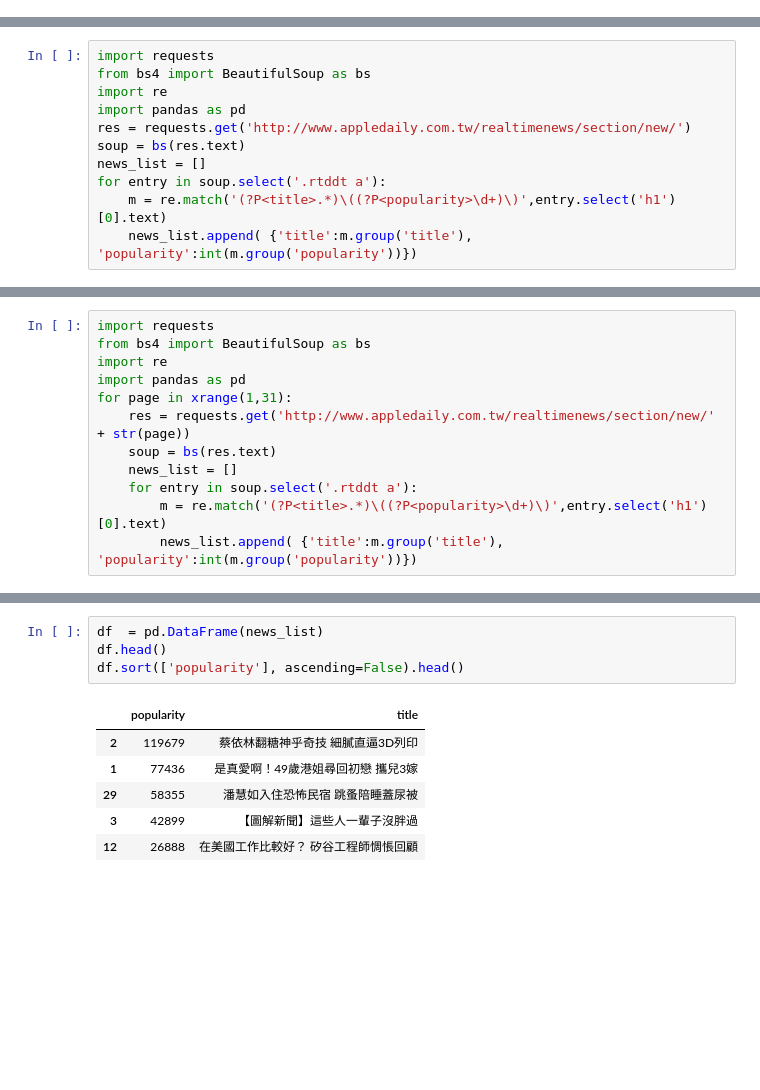
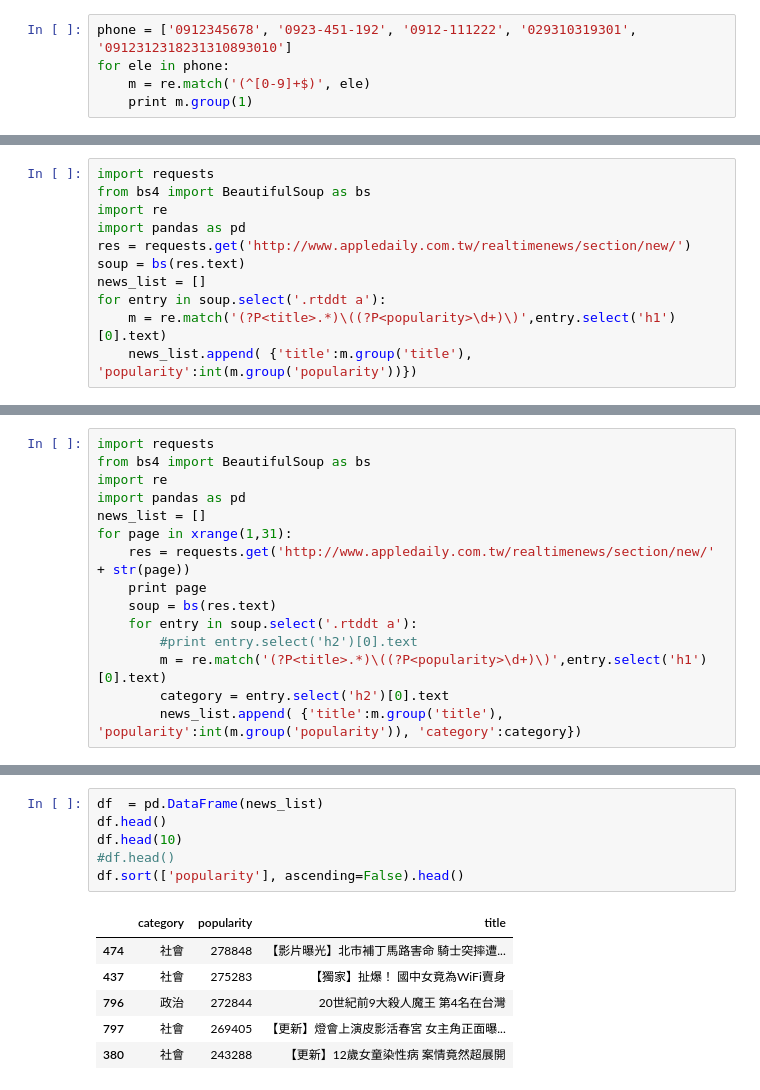
Before and after one commit to ywchiu/pythonetl, a Jupyter notebook: 20160226Demo.ipynb, the cells around one changed output, grey strips where cells are left out. Drawn from its saved outputs; the diff is of its cells as text; blank space fills up the shorter version.

```diff
--- a/20160226Demo.ipynb
+++ b/20160226Demo.ipynb
@@ -101,3 +101,8 @@ print [ ele  for ele in phone if re.match('09\d{2}-?\d{3}-?\d{3}', ele)] # [0-9]
 ['0912345678', '0923-451-192', '0912-111222', '029310319301', '0912312318231310893010']
 ['0912345678', '0923-451-192', '0912-111222', '0912312318231310893010']
 ['0912345678', '0923-451-192', '0912-111222', '0912312318231310893010']
+# %%
+phone = ['0912345678', '0923-451-192', '0912-111222', '029310319301', '0912312318231310893010']
+for ele in phone:
+    m = re.match('(^[0-9]+$)', ele)
+    print m.group(1)
@@ -199,10 +207,13 @@ import requests
 from bs4 import BeautifulSoup as bs
 import re
 import pandas as pd
+news_list = []
 for page in xrange(1,31):
     res = requests.get('http://www.appledaily.com.tw/realtimenews/section/new/' + str(page))
+    print page
     soup = bs(res.text)
-    news_list = []
     for entry in soup.select('.rtddt a'):
+        #print entry.select('h2')[0].text
         m = re.match('(?P<title>.*)\((?P<popularity>\d+)\)',entry.select('h1')[0].text)
-        news_list.append( {'title':m.group('title'), 'popularity':int(m.group('popularity'))})
+        category = entry.select('h2')[0].text
+        news_list.append( {'title':m.group('title'), 'popularity':int(m.group('popularity')), 'category':category})
@@ -209,11 +238,13 @@ for page in xrange(1,31):
 # %%
 df  = pd.DataFrame(news_list)
 df.head()
+df.head(10)
+#df.head()
 df.sort(['popularity'], ascending=False).head()
 # %% [output]
-|  | popularity | title |
-| 2 | 119679 | 蔡依林翻糖神乎奇技 細膩直逼3D列印 |
-| 1 | 77436 | 是真愛啊！49歲港姐尋回初戀 攜兒3嫁 |
-| 29 | 58355 | 潘慧如入住恐怖民宿 跳蚤陪睡蓋尿被 |
-| 3 | 42899 | 【圖解新聞】這些人一輩子沒胖過 |
-| 12 | 26888 | 在美國工作比較好？ 矽谷工程師惆悵回顧 |
+|  | category | popularity | title |
+| 474 | 社會 | 278848 | 【影片曝光】北市補丁馬路害命 騎士突摔遭... |
+| 437 | 社會 | 275283 | 【獨家】扯爆！ 國中女竟為WiFi賣身 |
+| 796 | 政治 | 272844 | 20世紀前9大殺人魔王 第4名在台灣 |
+| 797 | 社會 | 269405 | 【更新】燈會上演皮影活春宮 女主角正面曝... |
+| 380 | 社會 | 243288 | 【更新】12歲女童染性病 案情竟然超展開 |
```
Also changed, not shown: parts of 8 cells of this notebook.
